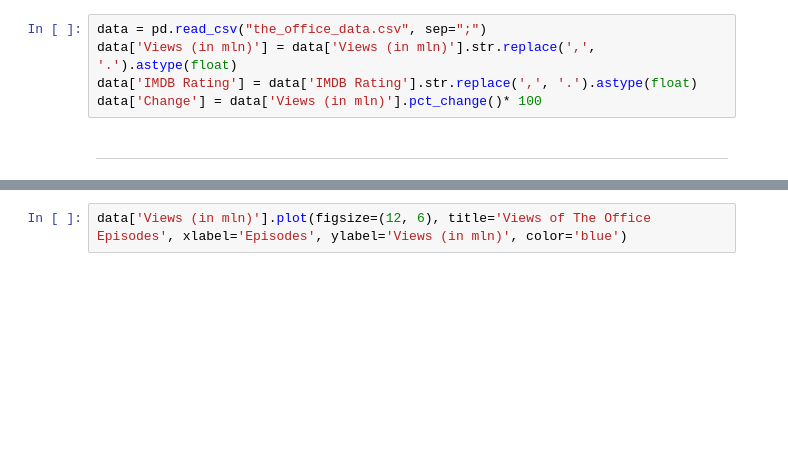
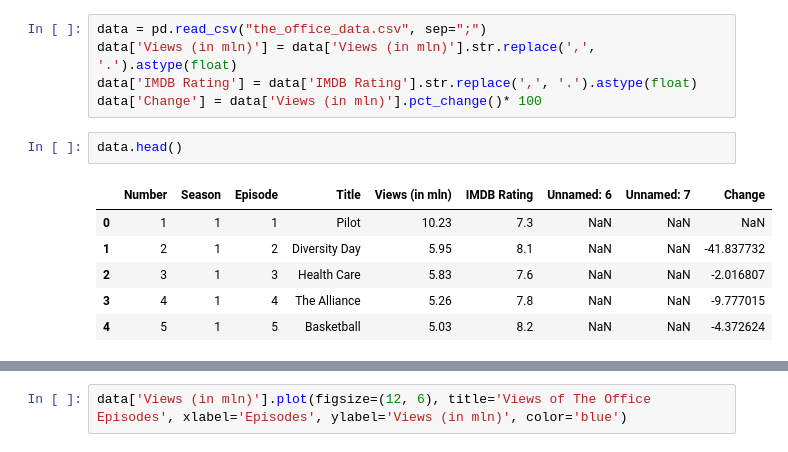
Before and after one commit to asmisiak/RR_report, a Jupyter notebook: RR_Report.ipynb, the cells around one changed output, grey strips where cells are left out. Saved outputs shown, nothing was run; the diff lists cells and outputs as text; blank space fills up the shorter version.

```diff
--- a/RR_Report.ipynb
+++ b/RR_Report.ipynb
@@ -12,5 +12,12 @@ data = pd.read_csv("the_office_data.csv", sep=";")
 data['Views (in mln)'] = data['Views (in mln)'].str.replace(',', '.').astype(float)
 data['IMDB Rating'] = data['IMDB Rating'].str.replace(',', '.').astype(float)
 data['Change'] = data['Views (in mln)'].pct_change()* 100
-# %% [markdown]
-***
+# %%
+data.head()
+# %% [output]
+|  | Number | Season | Episode | Title | Views (in mln) | IMDB Rating | Unnamed: 6 | Unnamed: 7 | Change |
+| 0 | 1 | 1 | 1 | Pilot | 10.23 | 7.3 | NaN | NaN | NaN |
+| 1 | 2 | 1 | 2 | Diversity Day | 5.95 | 8.1 | NaN | NaN | -41.837732 |
+| 2 | 3 | 1 | 3 | Health Care | 5.83 | 7.6 | NaN | NaN | -2.016807 |
+| 3 | 4 | 1 | 4 | The Alliance | 5.26 | 7.8 | NaN | NaN | -9.777015 |
+| 4 | 5 | 1 | 5 | Basketball | 5.03 | 8.2 | NaN | NaN | -4.372624 |
```
Also changed, not shown: parts of 8 cells of this notebook.
